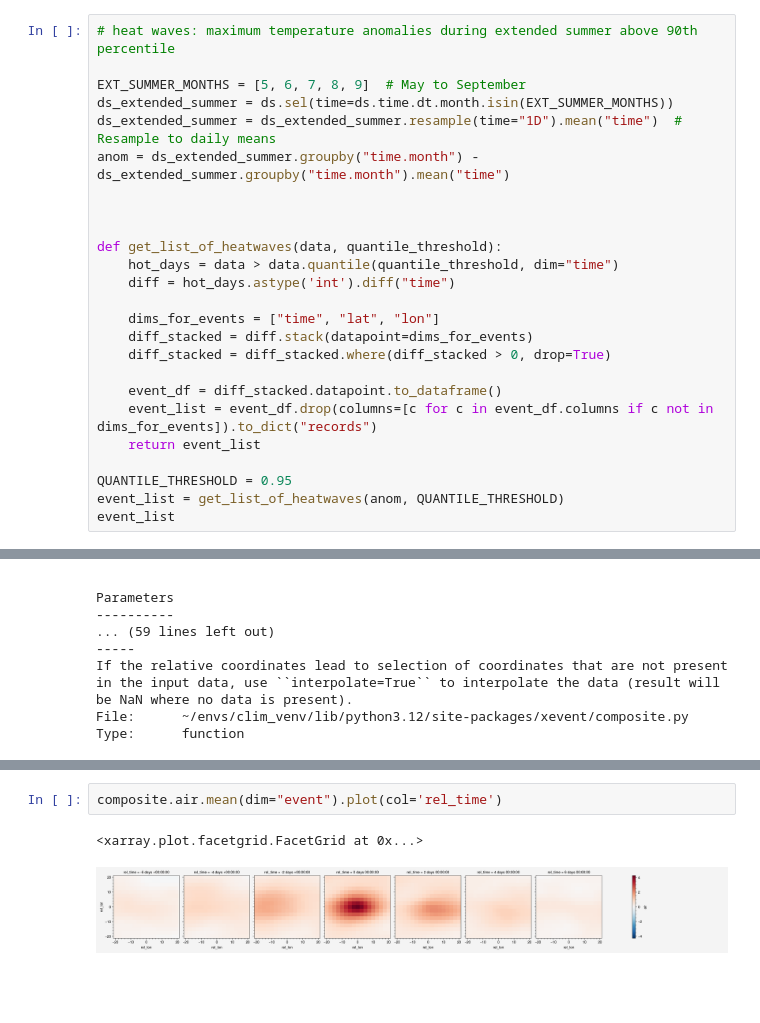
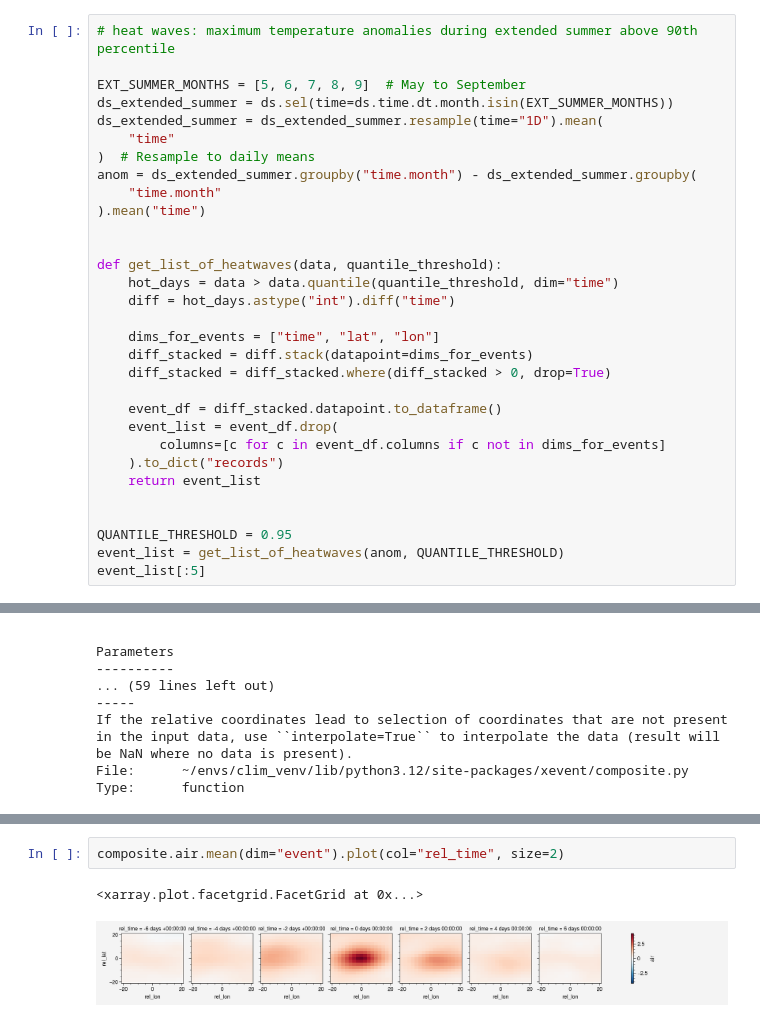
Before and after one commit to jonas-spaeth/python-snippets-for-climate-science, a Jupyter notebook: nb03_composites.ipynb, the cells around one changed output, grey strips where cells are left out. Cells and saved outputs as stored; diff of their text form; blank space fills up the shorter version.

```diff
--- a/nb03_composites.ipynb
+++ b/nb03_composites.ipynb
@@ -47,26 +47,32 @@ Attributes:
 
 EXT_SUMMER_MONTHS = [5, 6, 7, 8, 9]  # May to September
 ds_extended_summer = ds.sel(time=ds.time.dt.month.isin(EXT_SUMMER_MONTHS))
-ds_extended_summer = ds_extended_summer.resample(time="1D").mean("time")  # Resample to daily means
-anom = ds_extended_summer.groupby("time.month") - ds_extended_summer.groupby("time.month").mean("time")
-
+ds_extended_summer = ds_extended_summer.resample(time="1D").mean(
+    "time"
+)  # Resample to daily means
+anom = ds_extended_summer.groupby("time.month") - ds_extended_summer.groupby(
+    "time.month"
+).mean("time")
 
 
 def get_list_of_heatwaves(data, quantile_threshold):
     hot_days = data > data.quantile(quantile_threshold, dim="time")
-    diff = hot_days.astype('int').diff("time")
+    diff = hot_days.astype("int").diff("time")
 
     dims_for_events = ["time", "lat", "lon"]
     diff_stacked = diff.stack(datapoint=dims_for_events)
     diff_stacked = diff_stacked.where(diff_stacked > 0, drop=True)
 
     event_df = diff_stacked.datapoint.to_dataframe()
-    event_list = event_df.drop(columns=[c for c in event_df.columns if c not in dims_for_events]).to_dict("records")
+    event_list = event_df.drop(
+        columns=[c for c in event_df.columns if c not in dims_for_events]
+    ).to_dict("records")
     return event_list
+
 
 QUANTILE_THRESHOLD = 0.95
 event_list = get_list_of_heatwaves(anom, QUANTILE_THRESHOLD)
-event_list
+event_list[:5]
 # %% [output]
 [{'time': Timestamp('2013-05-02 00:00:00'), 'lat': 65.0, 'lon': 305.0},
  {'time': Timestamp('2013-05-02 00:00:00'), 'lat': 65.0, 'lon': 322.5},
@@ -137,7 +131,7 @@ Coordinates:
 Data variables:
     air       (event, rel_time, rel_lat, rel_lon) float64 189MB nan nan ... nan
 # %%
-composite.air.mean(dim="event").plot(col='rel_time')
+composite.air.mean(dim="event").plot(col="rel_time", size=2)
 # %% [output]
 <xarray.plot.facetgrid.FacetGrid at 0x...>
-[figure, old version]
+[figure, new version]
```
Also changed, not shown: parts of 2 cells of this notebook, 3 other files.
